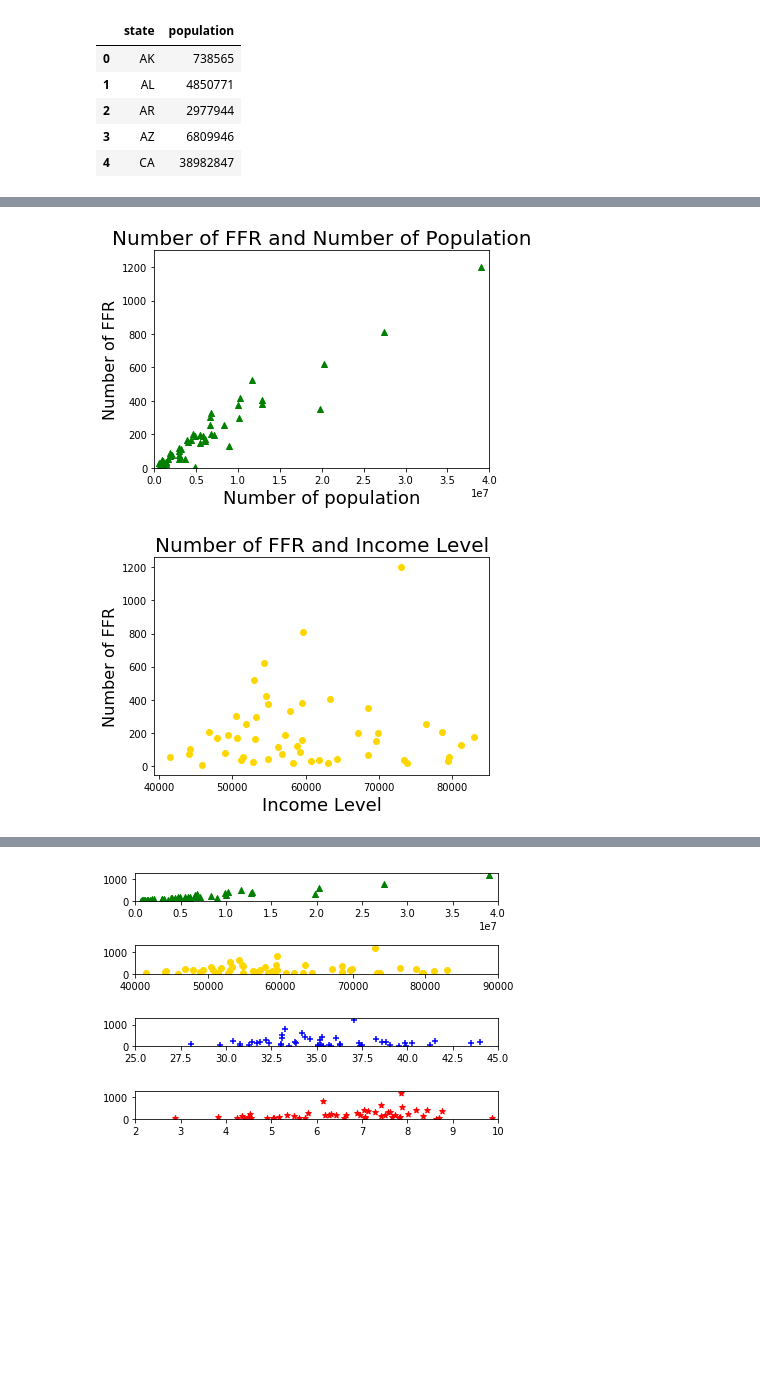
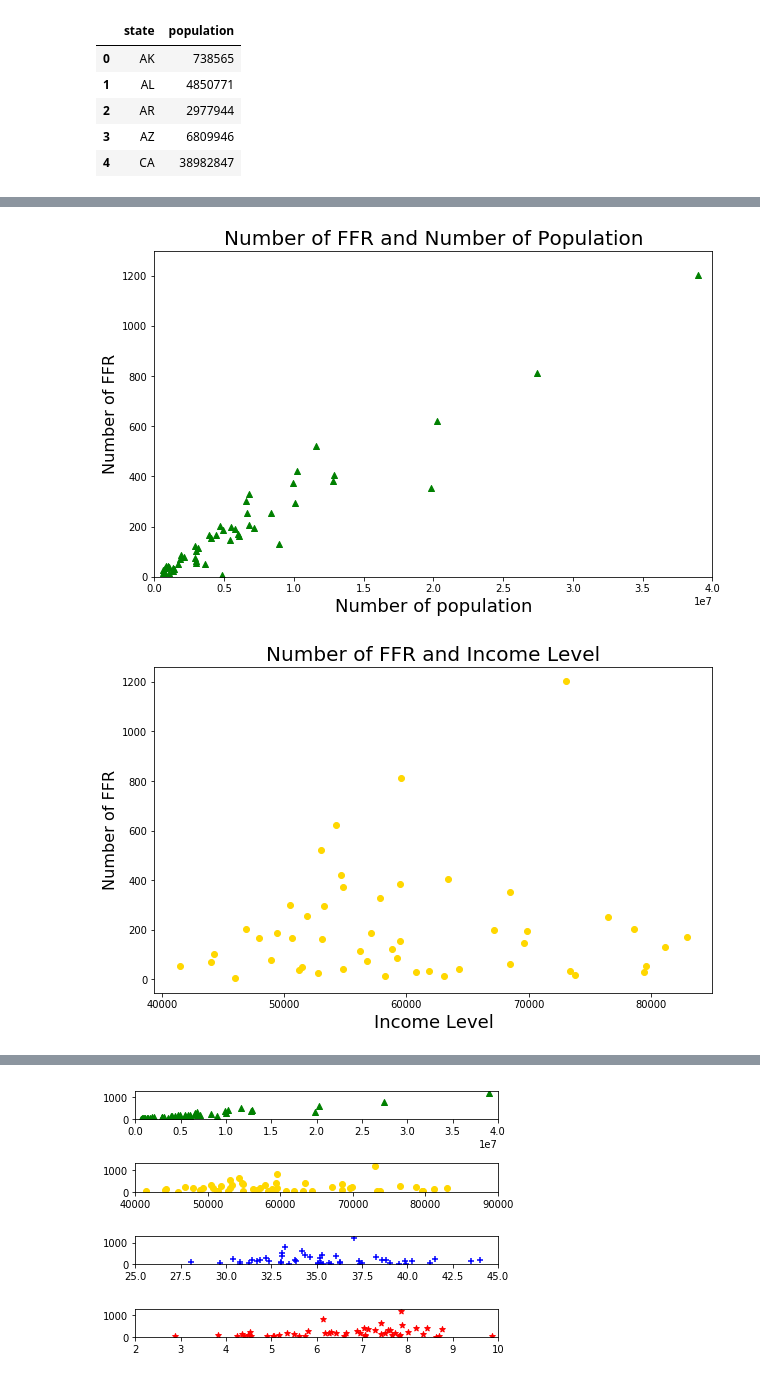
Before and after one commit to tduszyk/Supersize_America, a Jupyter notebook: supersize_america.ipynb, the cells around one changed output, grey strips where cells are left out. Saved outputs shown, nothing was run; the diff lists cells and outputs as text; code cells hidden in the pictures; blank space fills up the shorter version.

Commit message:
Plot size

```diff
--- a/supersize_america.ipynb
+++ b/supersize_america.ipynb
@@ -234,17 +234,19 @@ plt.axis([0, 40000000, 0, 1300])
 plt.title('Number of FFR and Number of Population', fontsize=20)
 plt.xlabel('Number of population', fontsize=18)
 plt.ylabel('Number of FFR', fontsize=16)
+plt.rcParams['figure.figsize'] = (10,6)
 plt.savefig('plots/ffr_population_read.png')
 # %% [output]
-[figure, old version]
+[figure, new version]
 # %%
 plt.scatter(df['income'], df['fastfood_qty'], marker='o', color='gold')
 plt.title('Number of FFR and Income Level', fontsize=20)
 plt.xlabel('Income Level', fontsize=18)
 plt.ylabel('Number of FFR', fontsize=16)
+plt.rcParams['figure.figsize'] = (10,6)
 plt.savefig('plots/ffr_income_read.png')
 # %% [output]
-[figure, old version]
+[figure, new version]
 # %%
 plt.scatter(df['professional'], df['fastfood_qty'], marker='+', color='blue')
 plt.title('Number of FFR and working professionals (%)', fontsize=20)
```
Also changed, not shown: parts of 2 cells of this notebook, 4 other files.
